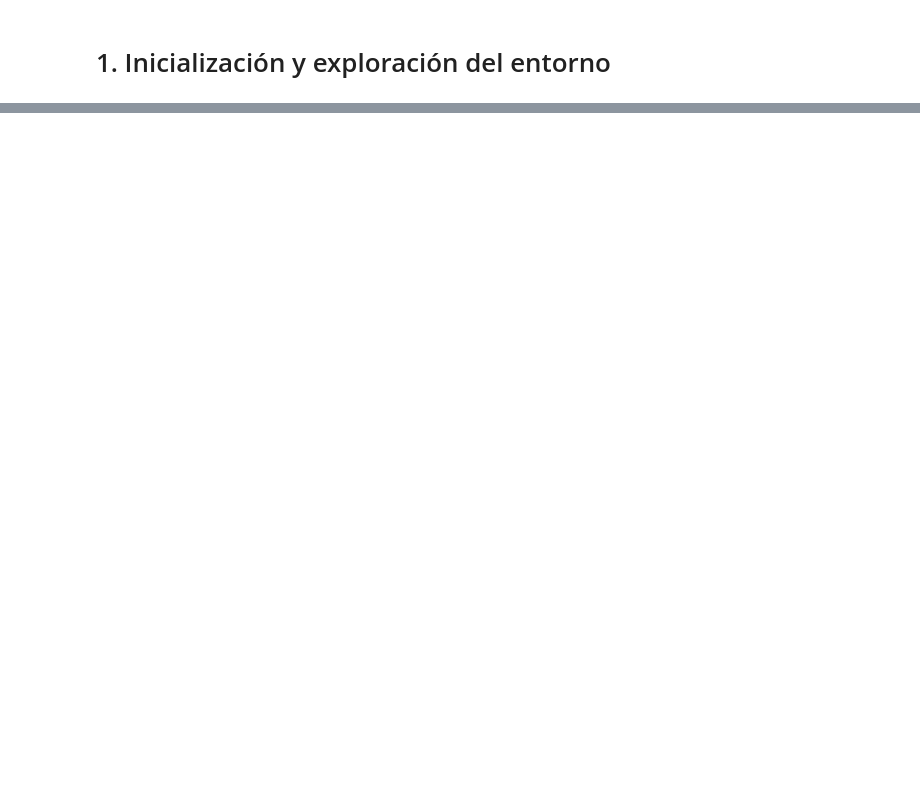
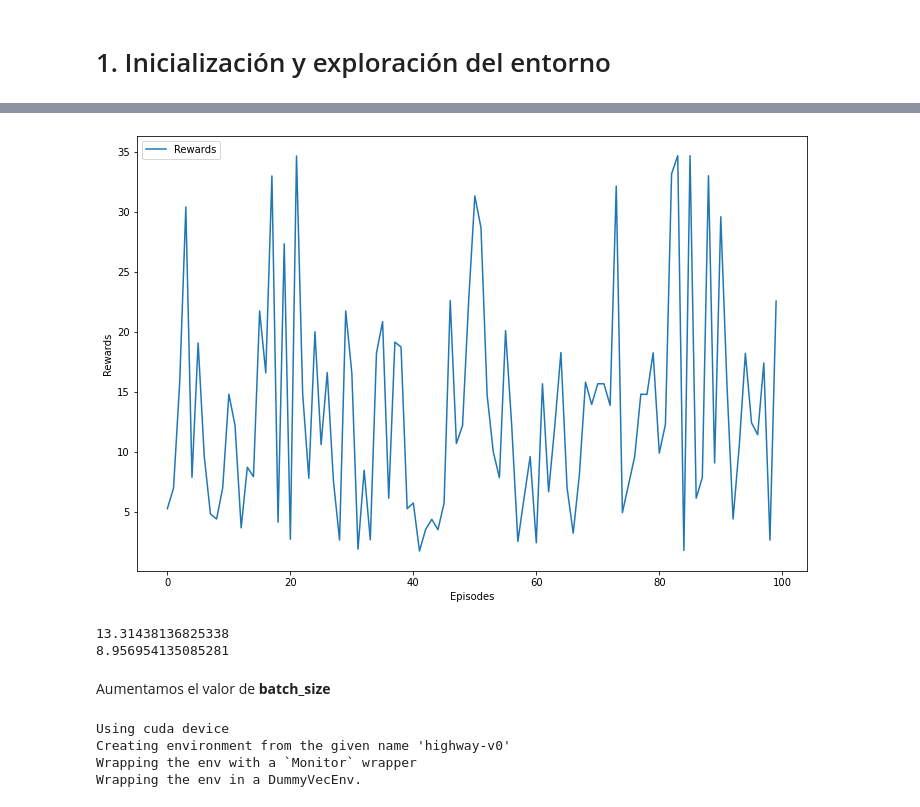
Before and after one commit to franjmelchor/RL_PEC3, a Jupyter notebook: fmelchor_PEC3.ipynb, the cells around one changed output, grey strips where cells are left out. Saved outputs shown, nothing was run; the diff lists cells and outputs as text; code cells hidden in the pictures; blank space fills up the shorter version.

```diff
--- a/fmelchor_PEC3.ipynb
+++ b/fmelchor_PEC3.ipynb
@@ -11,0 +77,12 @@ ModuleNotFoundError: No module named 'gym'
+# %%
+model = DQN(DQNPolicy, "highway-v0",
+            policy_kwargs=dict(net_arch=[256, 256]),
+            learning_rate=0.001,
+            batch_size=32,
+            buffer_size=1000,
+            target_update_interval=1000,
+            gamma=0.99,
+            exploration_initial_eps=1,
+            train_freq = 3,
+            verbose=1
+           )
@@ -11,0 +100,41 @@ ModuleNotFoundError: No module named 'gym'
+# %%
+def evaluate_results(rewards_episode):
+    plt.figure(figsize=(12,8))
+    plt.plot(rewards_episode, label = "Rewards")
+    plt.xlabel('Episodes')
+    plt.ylabel('Rewards')
+    plt.legend(loc="upper left")
+    plt.show()
+
+    print(statistics.mean(rewards_episode))
+    print(statistics.stdev(rewards_episode))
+# %%
+env = gym.make("highway-v0")
+# %%
+env.reset()
+rewards_episode, len_episode = evaluate_policy(model, env, n_eval_episodes=100, return_episode_rewards=True)
+# %%
+evaluate_results(rewards_episode)
+# %% [output]
+[figure, added]
+13.31438136825338
+8.956954135085281
+# %% [markdown]
+Aumentamos el valor de **batch_size**
+# %%
+model = DQN(DQNPolicy, "highway-v0",
+            policy_kwargs=dict(net_arch=[256, 256]),
+            learning_rate=0.001,
+            batch_size=100,
+            buffer_size=1000,
+            target_update_interval=1000,
+            gamma=0.99,
+            exploration_initial_eps=1,
+            train_freq = 3,
+            verbose=1
+           )
+# %% [output]
+Using cuda device
+Creating environment from the given name 'highway-v0'
+Wrapping the env with a `Monitor` wrapper
+Wrapping the env in a DummyVecEnv.
```
Also changed, not shown: parts of 55 cells of this notebook, 2 other files.
